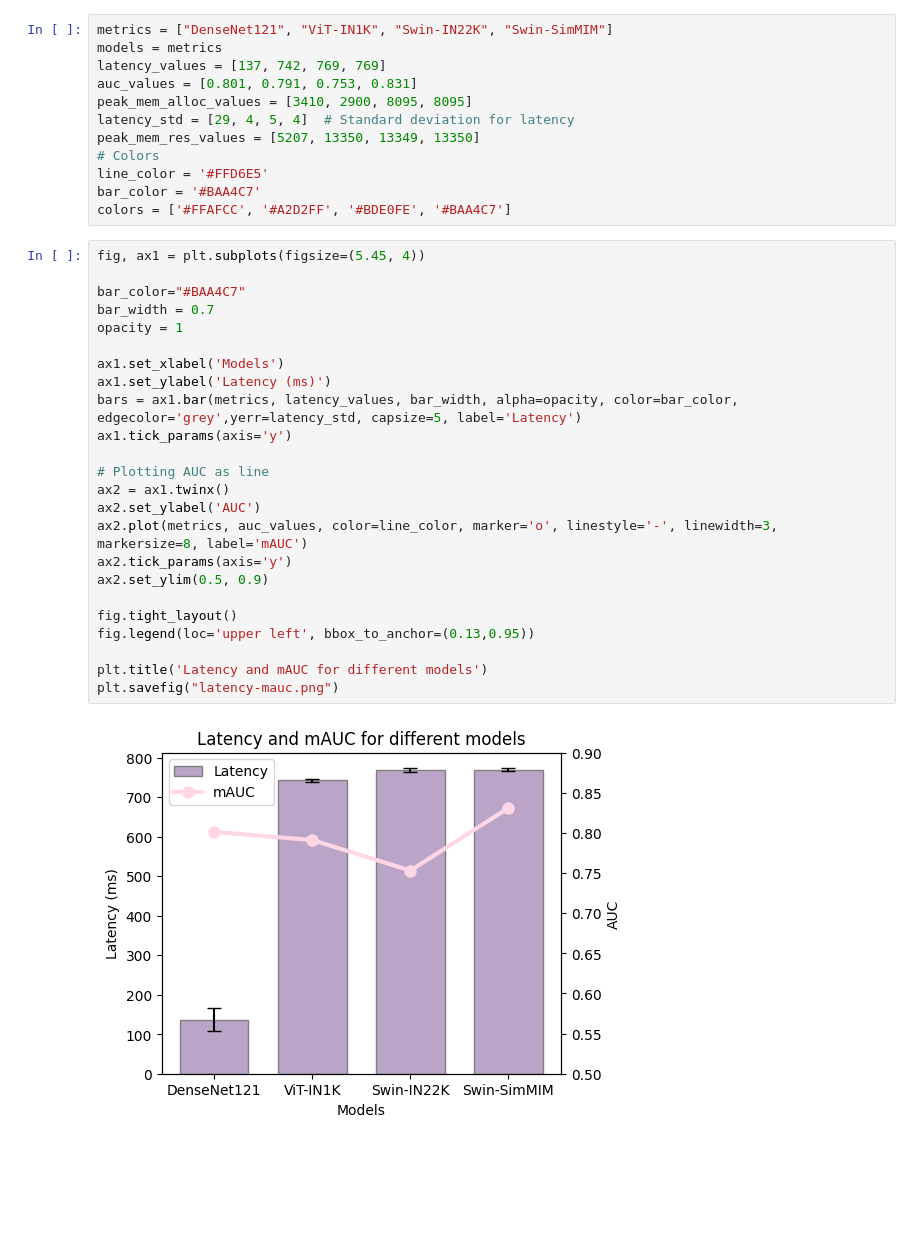
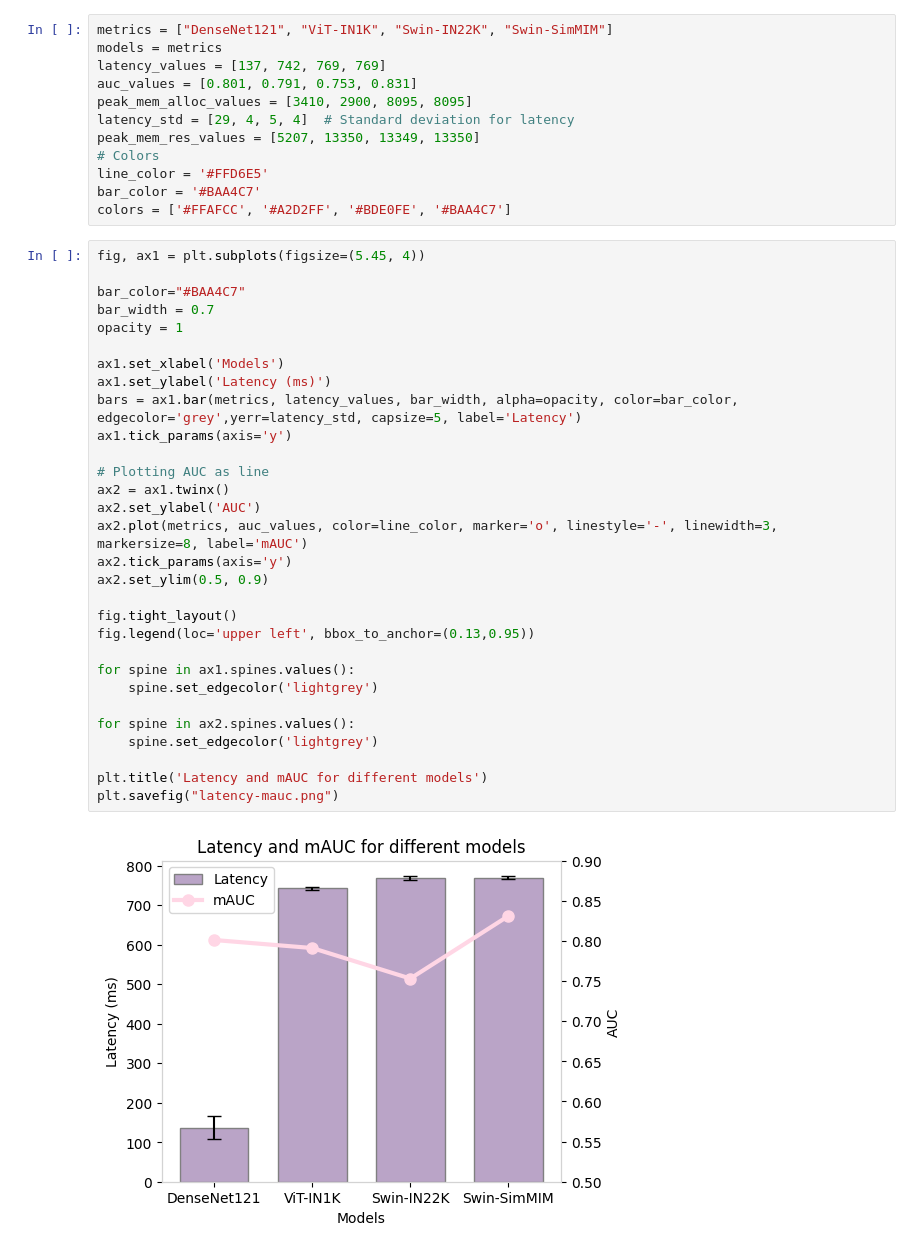
Before and after one commit to taheeraahmed/master-thesis, a Jupyter notebook: 01-multi-label/notebook/evaluation/evaluation-results.ipynb, the cells around one changed output. Drawn from its saved outputs; the diff is of its cells as text; blank space fills up the shorter version.

```diff
--- a/01-multi-label/notebook/evaluation/evaluation-results.ipynb
+++ b/01-multi-label/notebook/evaluation/evaluation-results.ipynb
@@ -17,29 +17,35 @@ colors = ['#FFAFCC', '#A2D2FF', '#BDE0FE', '#BAA4C7']
 # %%
 fig, ax1 = plt.subplots(figsize=(5.45, 4))
 
 bar_color="#BAA4C7"
 bar_width = 0.7
 opacity = 1
 
 ax1.set_xlabel('Models')
 ax1.set_ylabel('Latency (ms)')
 bars = ax1.bar(metrics, latency_values, bar_width, alpha=opacity, color=bar_color, edgecolor='grey',yerr=latency_std, capsize=5, label='Latency')
 ax1.tick_params(axis='y')
 
 # Plotting AUC as line
 ax2 = ax1.twinx()
 ax2.set_ylabel('AUC')
 ax2.plot(metrics, auc_values, color=line_color, marker='o', linestyle='-', linewidth=3, markersize=8, label='mAUC')
 ax2.tick_params(axis='y')
 ax2.set_ylim(0.5, 0.9)
 
 fig.tight_layout()
 fig.legend(loc='upper left', bbox_to_anchor=(0.13,0.95))
 
+for spine in ax1.spines.values():
+    spine.set_edgecolor('lightgrey')
+
+for spine in ax2.spines.values():
+    spine.set_edgecolor('lightgrey')
+
 plt.title('Latency and mAUC for different models')
 plt.savefig("latency-mauc.png")
 # %% [output]
-[figure, old version]
+[figure, new version]
 # %%
 bar_color="#A2D2FF"
 fig, ax1 = plt.subplots(figsize=(5.45, 4))
```
Also changed, not shown: parts of 5 cells of this notebook, 33 other files.
